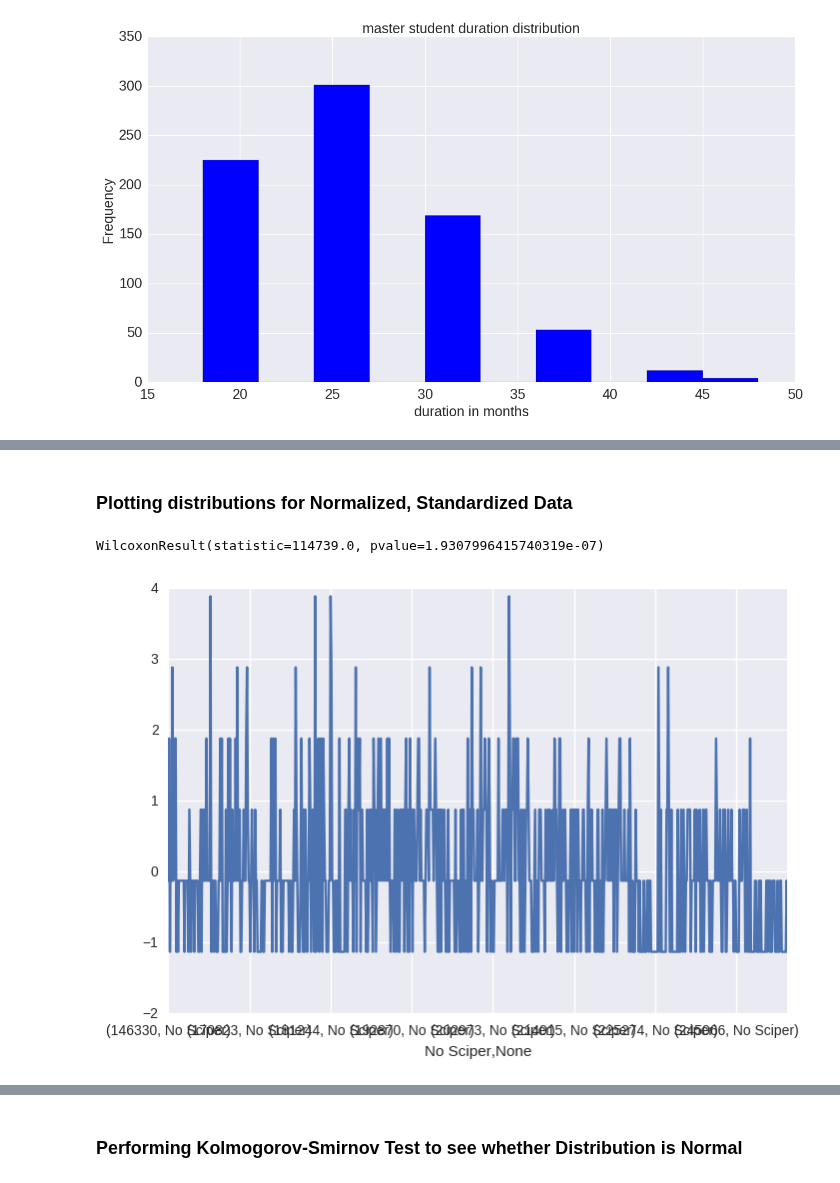
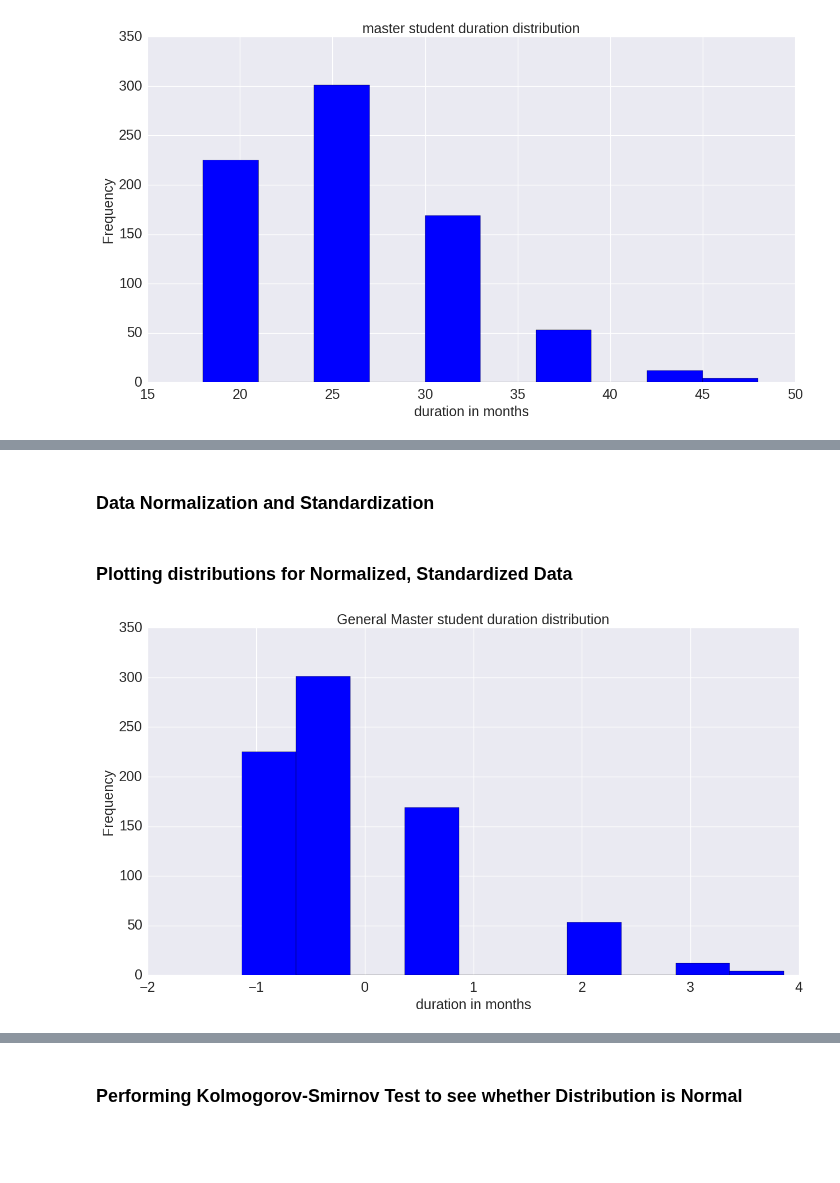
Before and after one commit to meryemmhamdi1/Gokcen_Meryem_Riyadh_ADA, a Jupyter notebook: 02 - Data from the Web/HW2.ipynb, the cells around one changed output, grey strips where cells are left out. Saved outputs shown, nothing was run; the diff lists cells and outputs as text; code cells hidden in the pictures; blank space fills up the shorter version.

```diff
--- a/02 - Data from the Web/HW2.ipynb
+++ b/02 - Data from the Web/HW2.ipynb
@@ -354,7 +364,7 @@ def masters_get_merged_(group):
     spec_table = group[['Spécialisation']].dropna(subset=['Spécialisation'])
 
     if len(spec_table) > 0:
-        spec = spec_table.iloc[-1]['Spécialisation']
+        spec = spec_table.iloc[0]['Spécialisation']
     else:
         spec = None
 
@@ -473,10 +497,26 @@ aa_stand = (aa_norm - aa_norm.mean()) / aa_norm.std()
+# %% [markdown]
+### Data Normalization and Standardization
+# %%
+general_dur_stand = normalize_standardize(general_dur)
+df_Signals_dur_stand = normalize_standardize(df_Signals_dur)
+df_Internetcomputing_dur_stand = normalize_standardize(df_Internetcomputing_dur)
+df_Biocomputing_dur_stand = normalize_standardize(df_Biocomputing_dur)
+df_FoundationsofSoftware_dur_stand = normalize_standardize(df_FoundationsofSoftware_dur)
+df_ComputerEngineering_dur_stand = normalize_standardize(df_ComputerEngineering_dur)
+df_Servicescience_dur_stand = normalize_standardize(df_Servicescience_dur)
+df_SoftwareSystems_dur_stand = normalize_standardize(df_SoftwareSystems_dur)
+df_InformationSecurity_dur_stand = normalize_standardize(df_InformationSecurity_dur)
+df_DataAnalytics_dur_stand = normalize_standardize(df_DataAnalytics_dur)
+df_InternetInformationSystems_dur_stand = normalize_standardize(df_InternetInformationSystems_dur)
+df_ComputerScienceTheory_dur_stand = normalize_standardize(df_ComputerScienceTheory_dur)
 # %% [markdown]
 ### Plotting distributions for Normalized, Standardized Data
-# %%
-aa_stand.plot()
-
-from scipy.stats import wilcoxon
-wilcoxon(aa_stand, y = None, zero_method='wilcox', correction=False)
-# %% [output]
-WilcoxonResult(statistic=114739.0, pvalue=1.9307996415740319e-07)
-[figure, removed]
+# %%
+general_dur_stand.hist(figsize=(15,8), color = 'blue')
+plt.title('General Master student duration distribution', fontsize=18)
+plt.xlabel('duration in months', fontsize=18)
+plt.ylabel('Frequency', fontsize=18)
+plt.tick_params(axis='x', labelsize=18)
+plt.tick_params(axis='y', labelsize=18)
+# %% [output]
+[figure, added]
```
Also changed, not shown: parts of 86 cells of this notebook.
